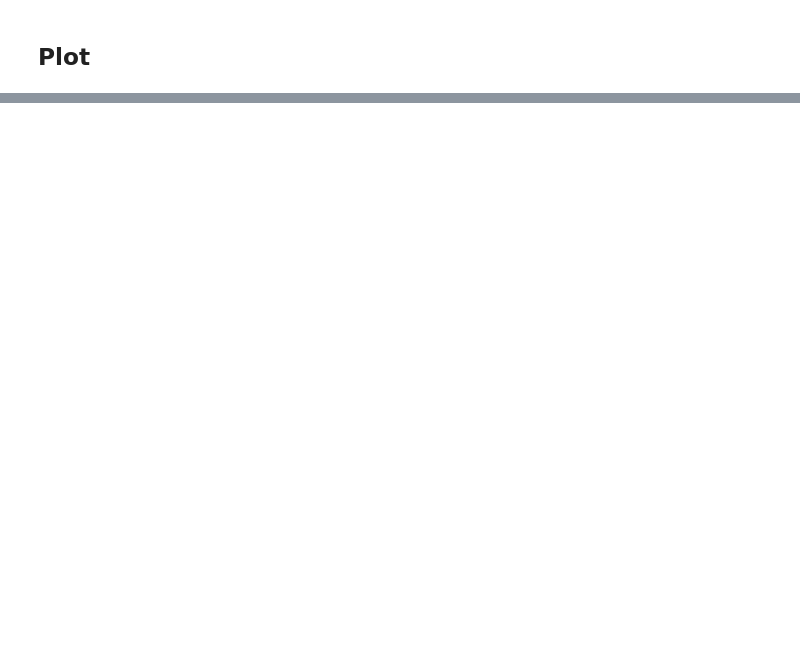
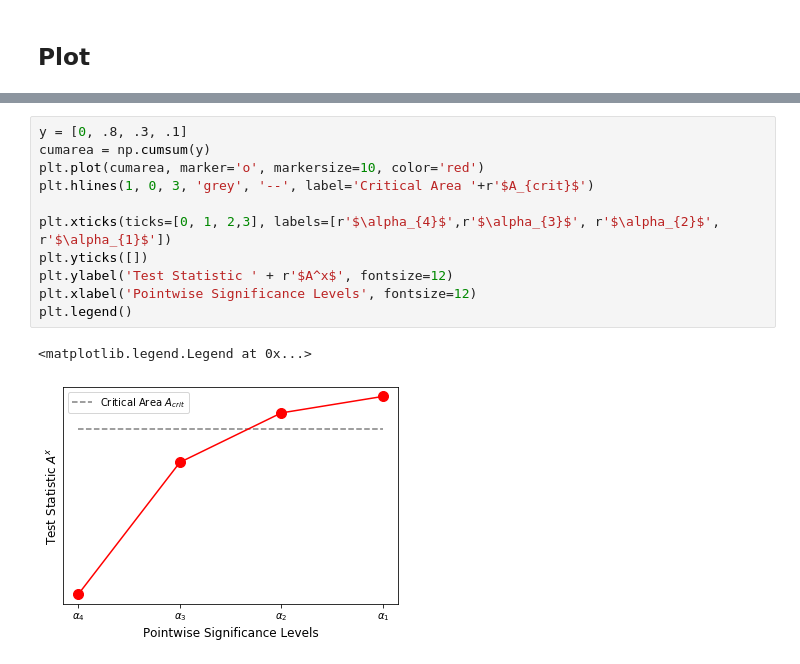
Before and after one commit to minyoungk99/IRES, a Jupyter notebook: 3D_plot.ipynb, the cells around one changed output, grey strips where cells are left out. Drawn from its saved outputs; the diff is of its cells as text; blank space fills up the shorter version.

```diff
--- a/3D_plot.ipynb
+++ b/3D_plot.ipynb
@@ -93,0 +88,14 @@ plt.legend(handles=legends, loc=(1,.4), prop={'size':20})
+# %%
+y = [0, .8, .3, .1]
+cumarea = np.cumsum(y)
+plt.plot(cumarea, marker='o', markersize=10, color='red')
+plt.hlines(1, 0, 3, 'grey', '--', label='Critical Area '+r'$A_{crit}$')
+
+plt.xticks(ticks=[0, 1, 2,3], labels=[r'$\alpha_{4}$',r'$\alpha_{3}$', r'$\alpha_{2}$', r'$\alpha_{1}$'])
+plt.yticks([])
+plt.ylabel('Test Statistic ' + r'$A^x$', fontsize=12)
+plt.xlabel('Pointwise Significance Levels', fontsize=12)
+plt.legend()
+# %% [output]
+<matplotlib.legend.Legend at 0x...>
+[figure, added]
```
Also changed, not shown: parts of 3 cells of this notebook, 3 other files.
